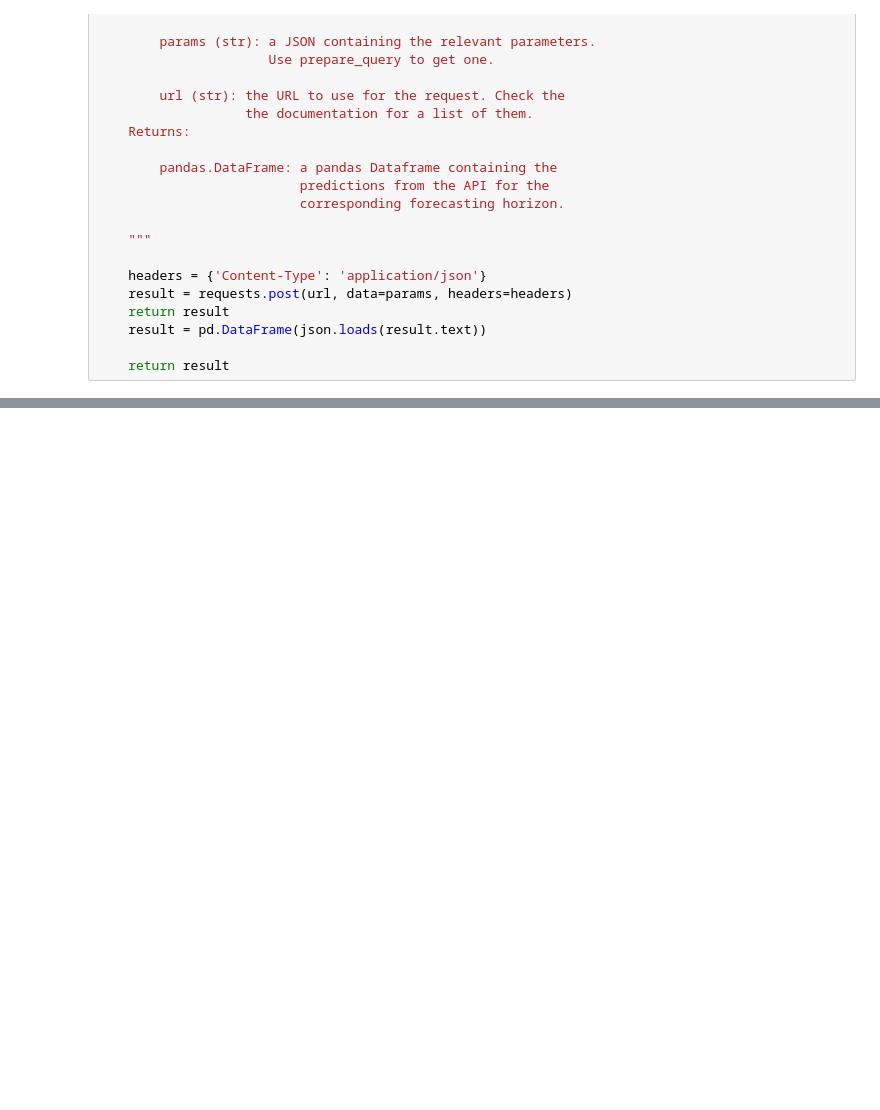
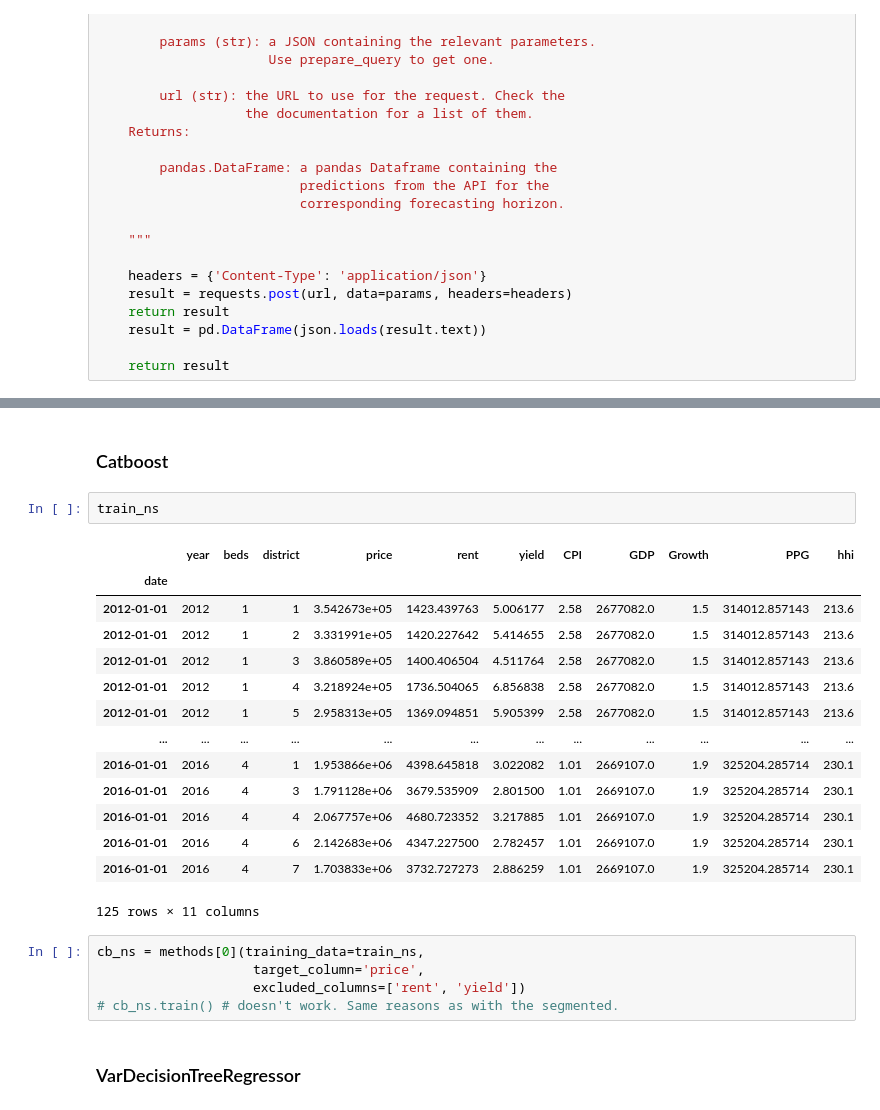
Before and after one commit to angelrureLurtis/LondonNW6, a Jupyter notebook: Part 2 Forecasting Prices and Rents.ipynb, the cells around one changed output, grey strips where cells are left out. Drawn from its saved outputs; the diff is of its cells as text; blank space fills up the shorter version.

```diff
--- a/Part 2 Forecasting Prices and Rents.ipynb
+++ b/Part 2 Forecasting Prices and Rents.ipynb
@@ -378,0 +647,26 @@ pp
+# %% [markdown]
+### Catboost
+# %%
+train_ns
+# %% [output]
+|  | year | beds | district | price | rent | yield | CPI | GDP | Growth | PPG | hhi |
+| date |  |  |  |  |  |  |  |  |  |  |  |
+| 2012-01-01 | 2012 | 1 | 1 | 3.542673e+05 | 1423.439763 | 5.006177 | 2.58 | 2677082.0 | 1.5 | 314012.857143 | 213.6 |
+| 2012-01-01 | 2012 | 1 | 2 | 3.331991e+05 | 1420.227642 | 5.414655 | 2.58 | 2677082.0 | 1.5 | 314012.857143 | 213.6 |
+| 2012-01-01 | 2012 | 1 | 3 | 3.860589e+05 | 1400.406504 | 4.511764 | 2.58 | 2677082.0 | 1.5 | 314012.857143 | 213.6 |
+| 2012-01-01 | 2012 | 1 | 4 | 3.218924e+05 | 1736.504065 | 6.856838 | 2.58 | 2677082.0 | 1.5 | 314012.857143 | 213.6 |
+| 2012-01-01 | 2012 | 1 | 5 | 2.958313e+05 | 1369.094851 | 5.905399 | 2.58 | 2677082.0 | 1.5 | 314012.857143 | 213.6 |
+| ... | ... | ... | ... | ... | ... | ... | ... | ... | ... | ... | ... |
+| 2016-01-01 | 2016 | 4 | 1 | 1.953866e+06 | 4398.645818 | 3.022082 | 1.01 | 2669107.0 | 1.9 | 325204.285714 | 230.1 |
+| 2016-01-01 | 2016 | 4 | 3 | 1.791128e+06 | 3679.535909 | 2.801500 | 1.01 | 2669107.0 | 1.9 | 325204.285714 | 230.1 |
+| 2016-01-01 | 2016 | 4 | 4 | 2.067757e+06 | 4680.723352 | 3.217885 | 1.01 | 2669107.0 | 1.9 | 325204.285714 | 230.1 |
+| 2016-01-01 | 2016 | 4 | 6 | 2.142683e+06 | 4347.227500 | 2.782457 | 1.01 | 2669107.0 | 1.9 | 325204.285714 | 230.1 |
+| 2016-01-01 | 2016 | 4 | 7 | 1.703833e+06 | 3732.727273 | 2.886259 | 1.01 | 2669107.0 | 1.9 | 325204.285714 | 230.1 |
+125 rows × 11 columns
+# %%
+cb_ns = methods[0](training_data=train_ns,
+                    target_column='price',
+                    excluded_columns=['rent', 'yield'])
+# cb_ns.train() # doesn't work. Same reasons as with the segmented.
+# %% [markdown]
+### VarDecisionTreeRegressor
```
Also changed, not shown: parts of 83 cells of this notebook.
